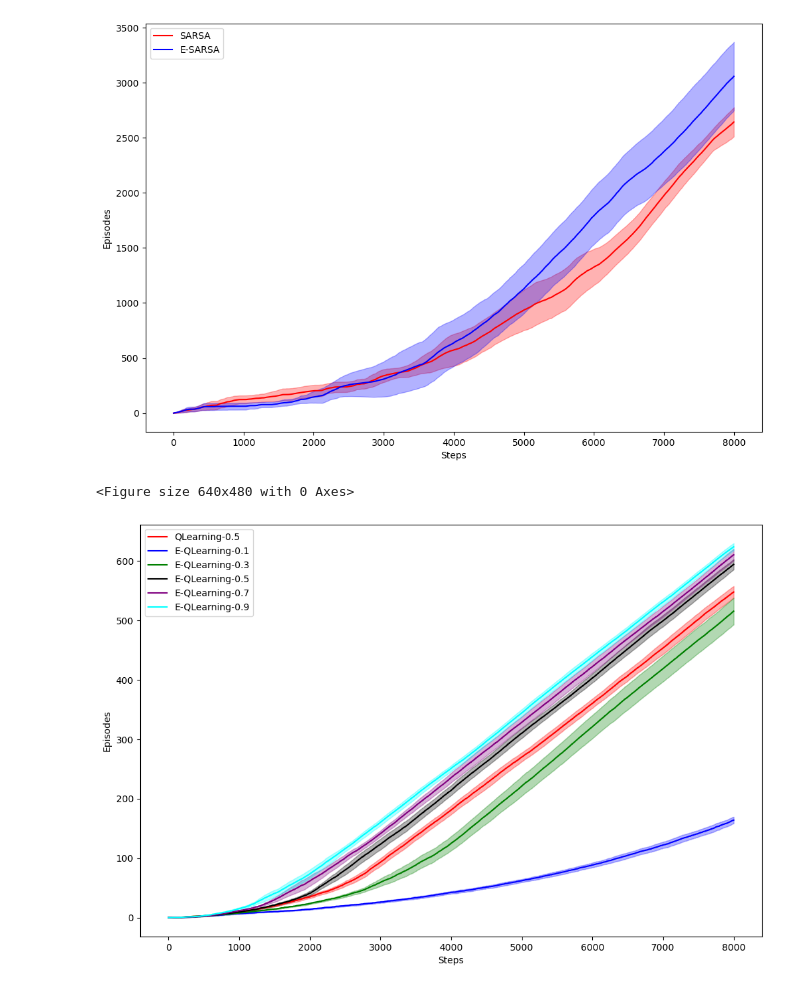
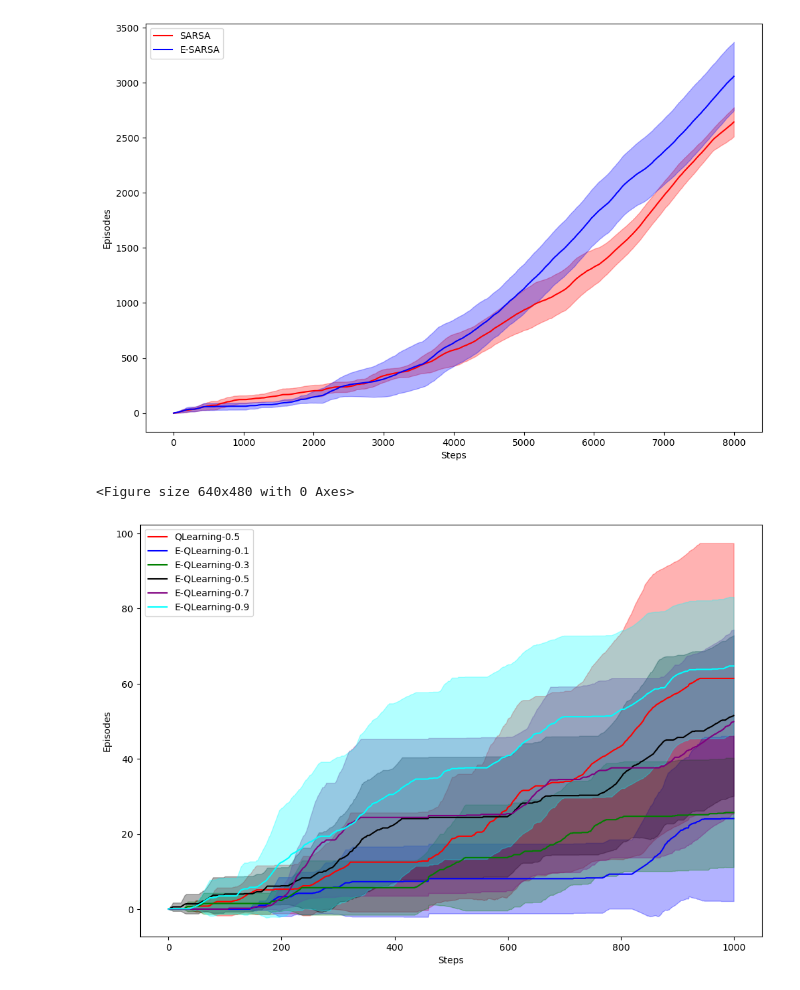
Before and after one commit to arjunjyothieswarb/CS5180, a Jupyter notebook: Project/RL_Project.ipynb, the cells around one changed output. Cells and saved outputs as stored; diff of their text form; code cells hidden in the pictures.

```diff
--- a/Project/RL_Project.ipynb
+++ b/Project/RL_Project.ipynb
@@ -1194,22 +1200,22 @@ def run_on_policy_td_control2(env, run_num, timeout):
 # %%
 
 if __name__ == "__main__":
     # set randomness
     np.random.seed(1234)
     random.seed(1234)
 
     # trial number
     trial_num = 10
 
     # maximal time steps
     # max_time_steps = 8000
-    max_time_steps = 8000
+    max_time_steps = 1000
 
-    # env = FourRooms()
-    env = WindyGridWorld()
+    env = FourRooms()
+    # env = WindyGridWorld()
 
     # run SARSA and Q Learning
-    run_on_policy_td_control2(env, trial_num, max_time_steps)
+    runQ_alpha_var(env, trial_num, max_time_steps)
 # %% [output]
 <Figure size 640x480 with 0 Axes>
-[figure, old version]
+[figure, new version]
```
Also changed, not shown: parts of 15 cells of this notebook.
